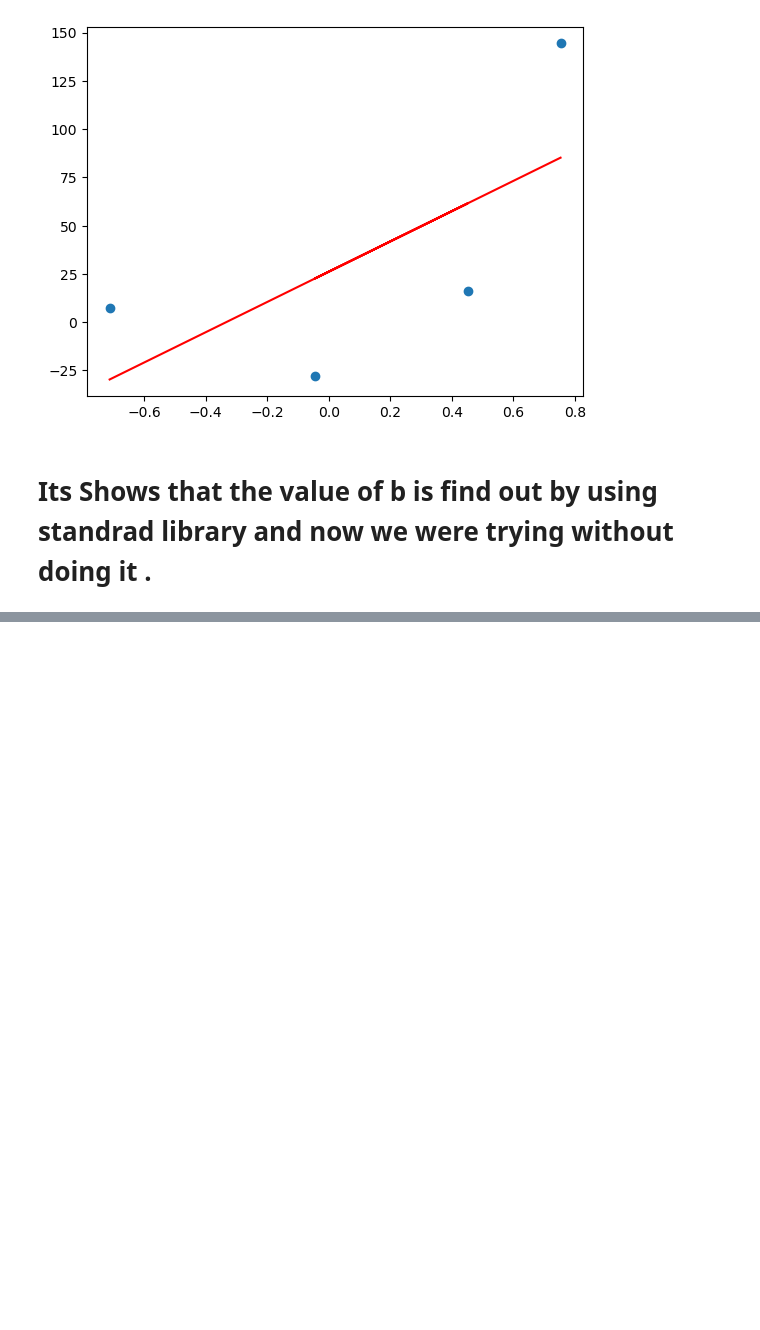
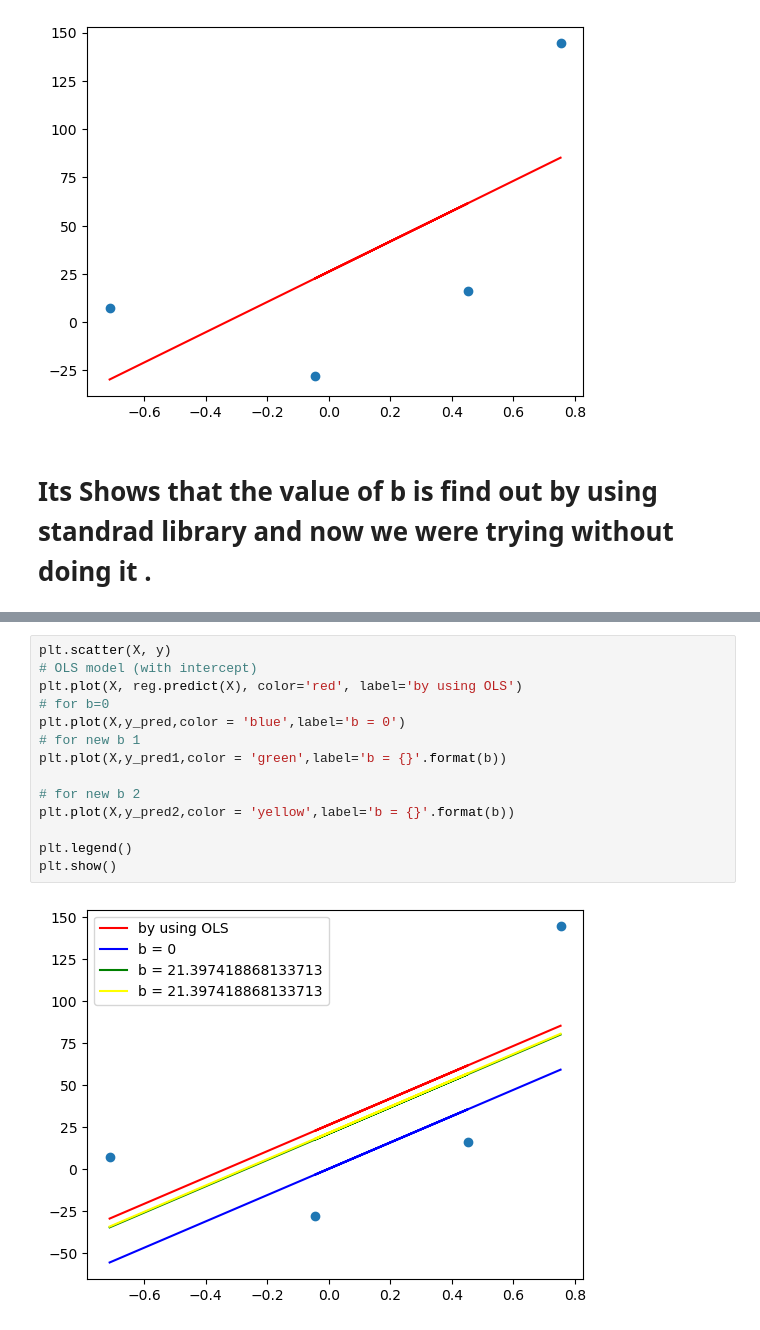
Before and after one commit to sandeshbhatta495/AI, a Jupyter notebook: Gradient Descent/code example of graient sescent .ipynb, the cells around one changed output, grey strips where cells are left out. Drawn from its saved outputs; the diff is of its cells as text; blank space fills up the shorter version.

```diff
--- a/Gradient Descent/code example of graient sescent .ipynb
+++ b/Gradient Descent/code example of graient sescent .ipynb
@@ -68,0 +135,16 @@ plt.plot(X, y_pred(X), color='blue', label='by using b = 0')
+# %%
+plt.scatter(X, y)
+# OLS model (with intercept)
+plt.plot(X, reg.predict(X), color='red', label='by using OLS')
+# for b=0
+plt.plot(X,y_pred,color = 'blue',label='b = 0')
+# for new b 1
+plt.plot(X,y_pred1,color = 'green',label='b = {}'.format(b))
+
+# for new b 2
+plt.plot(X,y_pred2,color = 'yellow',label='b = {}'.format(b))
+
+plt.legend()
+plt.show()
+# %% [output]
+[figure, added]
```
Also changed, not shown: parts of 27 cells of this notebook.
